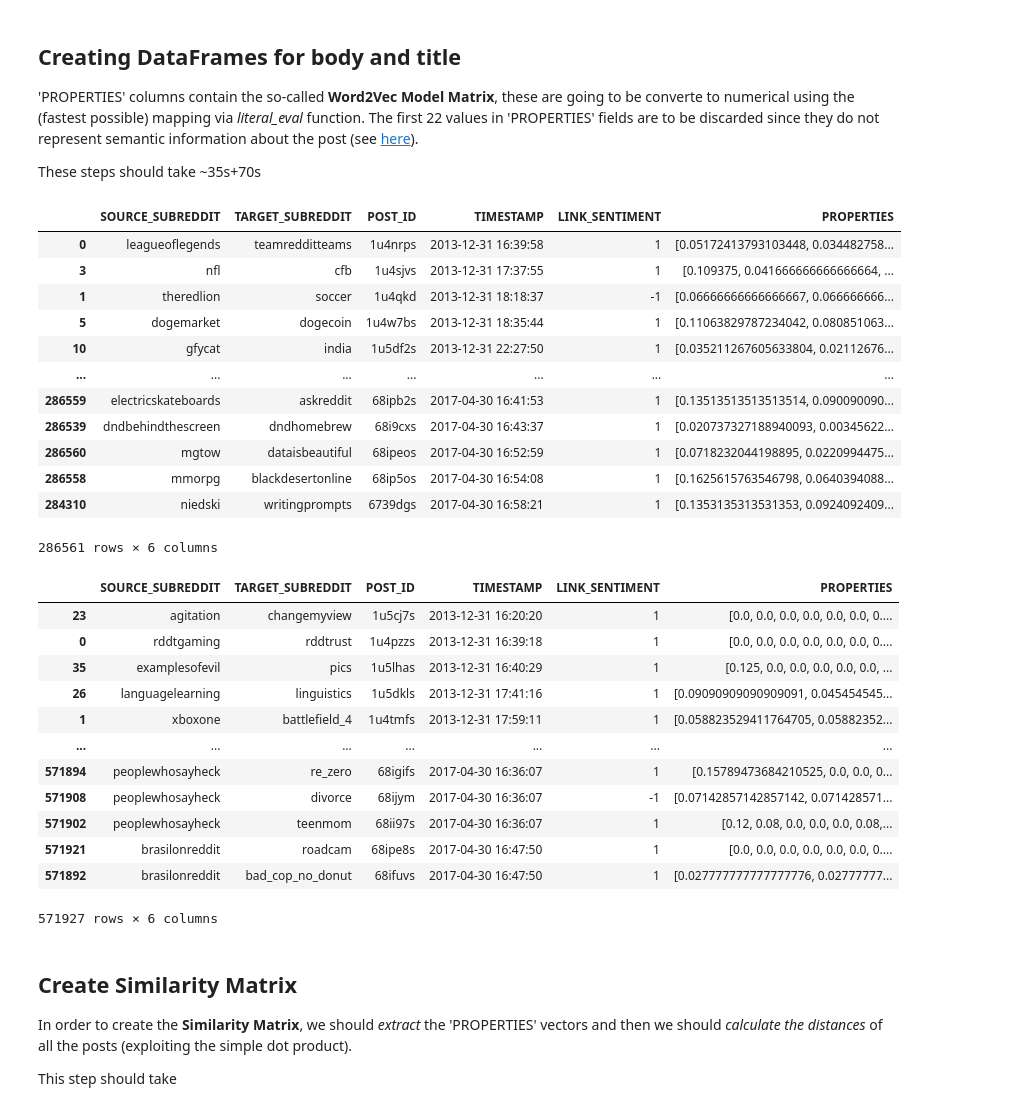
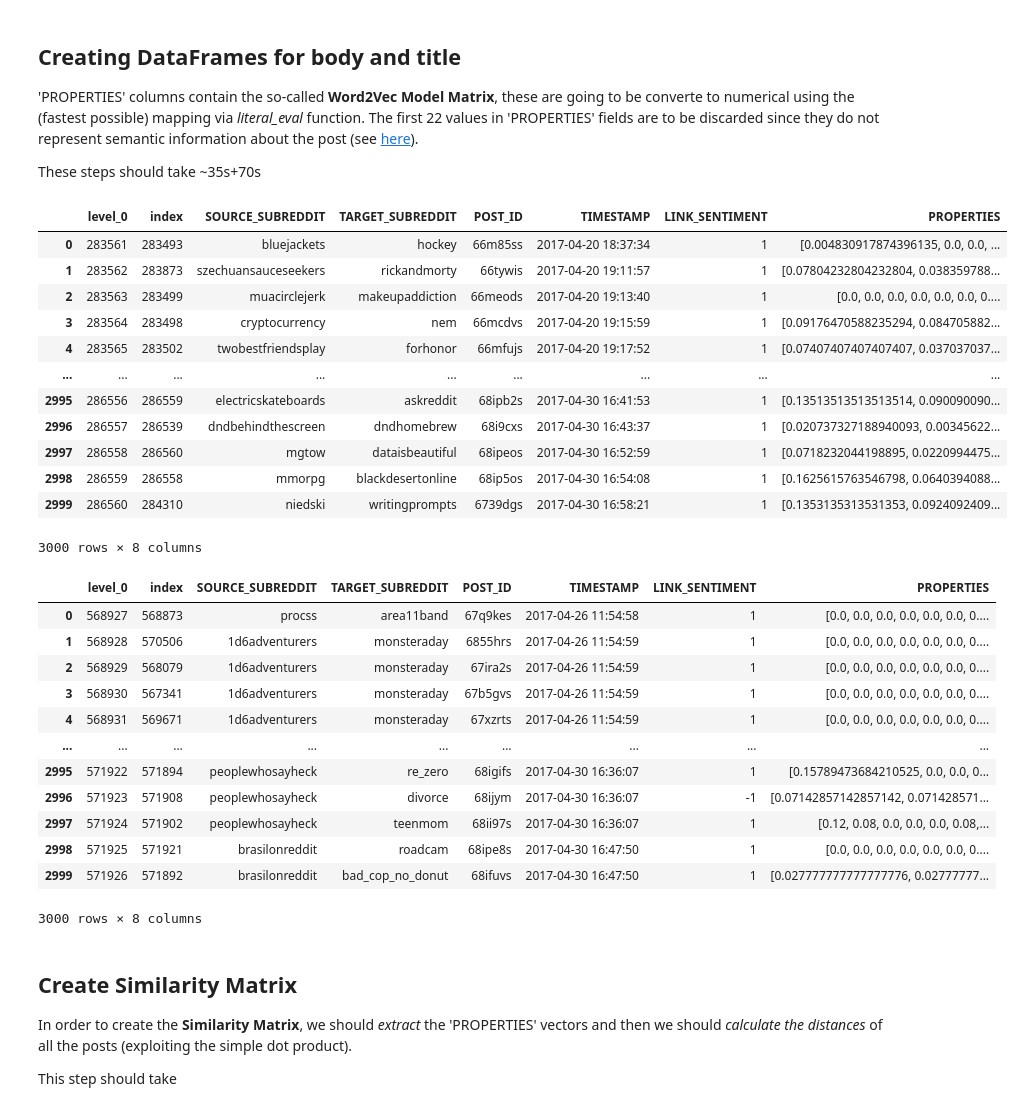
Before and after one commit to relogu/cn_project, a Jupyter notebook: notebooks/graph_init.ipynb, the cells around one changed output. Saved outputs shown, nothing was run; the diff lists cells and outputs as text; code cells hidden in the pictures.

```diff
--- a/notebooks/graph_init.ipynb
+++ b/notebooks/graph_init.ipynb
@@ -20,43 +20,45 @@ These steps should take ~35s+70s
 # %%
 body_df = pd.read_csv(PATH_TO_DATA/'soc-redditHyperlinks-body.tsv', sep='\t', converters={'PROPERTIES': literal_eval})
 body_df['TIMESTAMP'] = pd.to_datetime(body_df.TIMESTAMP)
 body_df['PROPERTIES'] = body_df['PROPERTIES'].map(lambda x : np.array(x)[22:])
-body_df = body_df.sort_values(by='TIMESTAMP')
+body_df = body_df.sort_values(by='TIMESTAMP').reset_index()
+body_df = body_df[-3000:].reset_index()
 body_df
 # %% [output]
-|  | SOURCE_SUBREDDIT | TARGET_SUBREDDIT | POST_ID | TIMESTAMP | LINK_SENTIMENT | PROPERTIES |
-| 0 | leagueoflegends | teamredditteams | 1u4nrps | 2013-12-31 16:39:58 | 1 | [0.05172413793103448, 0.034482758... |
-| 3 | nfl | cfb | 1u4sjvs | 2013-12-31 17:37:55 | 1 | [0.109375, 0.041666666666666664, ... |
-| 1 | theredlion | soccer | 1u4qkd | 2013-12-31 18:18:37 | -1 | [0.06666666666666667, 0.066666666... |
-| 5 | dogemarket | dogecoin | 1u4w7bs | 2013-12-31 18:35:44 | 1 | [0.11063829787234042, 0.080851063... |
-| 10 | gfycat | india | 1u5df2s | 2013-12-31 22:27:50 | 1 | [0.035211267605633804, 0.02112676... |
-| ... | ... | ... | ... | ... | ... | ... |
-| 286559 | electricskateboards | askreddit | 68ipb2s | 2017-04-30 16:41:53 | 1 | [0.13513513513513514, 0.090090090... |
-| 286539 | dndbehindthescreen | dndhomebrew | 68i9cxs | 2017-04-30 16:43:37 | 1 | [0.020737327188940093, 0.00345622... |
-| 286560 | mgtow | dataisbeautiful | 68ipeos | 2017-04-30 16:52:59 | 1 | [0.0718232044198895, 0.0220994475... |
-| 286558 | mmorpg | blackdesertonline | 68ip5os | 2017-04-30 16:54:08 | 1 | [0.1625615763546798, 0.0640394088... |
-| 284310 | niedski | writingprompts | 6739dgs | 2017-04-30 16:58:21 | 1 | [0.1353135313531353, 0.0924092409... |
+|  | level_0 | index | SOURCE_SUBREDDIT | TARGET_SUBREDDIT | POST_ID | TIMESTAMP | LINK_SENTIMENT | PROPERTIES |
+| 0 | 283561 | 283493 | bluejackets | hockey | 66m85ss | 2017-04-20 18:37:34 | 1 | [0.004830917874396135, 0.0, 0.0, ... |
+| 1 | 283562 | 283873 | szechuansauceseekers | rickandmorty | 66tywis | 2017-04-20 19:11:57 | 1 | [0.07804232804232804, 0.038359788... |
+| 2 | 283563 | 283499 | muacirclejerk | makeupaddiction | 66meods | 2017-04-20 19:13:40 | 1 | [0.0, 0.0, 0.0, 0.0, 0.0, 0.0, 0.... |
+| 3 | 283564 | 283498 | cryptocurrency | nem | 66mcdvs | 2017-04-20 19:15:59 | 1 | [0.09176470588235294, 0.084705882... |
+| 4 | 283565 | 283502 | twobestfriendsplay | forhonor | 66mfujs | 2017-04-20 19:17:52 | 1 | [0.07407407407407407, 0.037037037... |
+| ... | ... | ... | ... | ... | ... | ... | ... | ... |
+| 2995 | 286556 | 286559 | electricskateboards | askreddit | 68ipb2s | 2017-04-30 16:41:53 | 1 | [0.13513513513513514, 0.090090090... |
+| 2996 | 286557 | 286539 | dndbehindthescreen | dndhomebrew | 68i9cxs | 2017-04-30 16:43:37 | 1 | [0.020737327188940093, 0.00345622... |
+| 2997 | 286558 | 286560 | mgtow | dataisbeautiful | 68ipeos | 2017-04-30 16:52:59 | 1 | [0.0718232044198895, 0.0220994475... |
+| 2998 | 286559 | 286558 | mmorpg | blackdesertonline | 68ip5os | 2017-04-30 16:54:08 | 1 | [0.1625615763546798, 0.0640394088... |
+| 2999 | 286560 | 284310 | niedski | writingprompts | 6739dgs | 2017-04-30 16:58:21 | 1 | [0.1353135313531353, 0.0924092409... |
-286561 rows × 6 columns
+3000 rows × 8 columns
 # %%
 title_df = pd.read_csv(PATH_TO_DATA/'soc-redditHyperlinks-title.tsv', sep='\t', converters={'PROPERTIES': literal_eval})
 title_df['TIMESTAMP'] = pd.to_datetime(title_df.TIMESTAMP)
 title_df['PROPERTIES'] = title_df['PROPERTIES'].map(lambda x : np.array(x)[22:])
-title_df = title_df.sort_values(by='TIMESTAMP')
+title_df = title_df.sort_values(by='TIMESTAMP').reset_index()
+title_df = title_df[-3000:].reset_index()
 title_df
 # %% [output]
-|  | SOURCE_SUBREDDIT | TARGET_SUBREDDIT | POST_ID | TIMESTAMP | LINK_SENTIMENT | PROPERTIES |
-| 23 | agitation | changemyview | 1u5cj7s | 2013-12-31 16:20:20 | 1 | [0.0, 0.0, 0.0, 0.0, 0.0, 0.0, 0.... |
-| 0 | rddtgaming | rddtrust | 1u4pzzs | 2013-12-31 16:39:18 | 1 | [0.0, 0.0, 0.0, 0.0, 0.0, 0.0, 0.... |
-| 35 | examplesofevil | pics | 1u5lhas | 2013-12-31 16:40:29 | 1 | [0.125, 0.0, 0.0, 0.0, 0.0, 0.0, ... |
-| 26 | languagelearning | linguistics | 1u5dkls | 2013-12-31 17:41:16 | 1 | [0.09090909090909091, 0.045454545... |
-| 1 | xboxone | battlefield_4 | 1u4tmfs | 2013-12-31 17:59:11 | 1 | [0.058823529411764705, 0.05882352... |
-| ... | ... | ... | ... | ... | ... | ... |
-| 571894 | peoplewhosayheck | re_zero | 68igifs | 2017-04-30 16:36:07 | 1 | [0.15789473684210525, 0.0, 0.0, 0... |
-| 571908 | peoplewhosayheck | divorce | 68ijym | 2017-04-30 16:36:07 | -1 | [0.07142857142857142, 0.071428571... |
-| 571902 | peoplewhosayheck | teenmom | 68ii97s | 2017-04-30 16:36:07 | 1 | [0.12, 0.08, 0.0, 0.0, 0.0, 0.08,... |
-| 571921 | brasilonreddit | roadcam | 68ipe8s | 2017-04-30 16:47:50 | 1 | [0.0, 0.0, 0.0, 0.0, 0.0, 0.0, 0.... |
-| 571892 | brasilonreddit | bad_cop_no_donut | 68ifuvs | 2017-04-30 16:47:50 | 1 | [0.027777777777777776, 0.02777777... |
+|  | level_0 | index | SOURCE_SUBREDDIT | TARGET_SUBREDDIT | POST_ID | TIMESTAMP | LINK_SENTIMENT | PROPERTIES |
+| 0 | 568927 | 568873 | procss | area11band | 67q9kes | 2017-04-26 11:54:58 | 1 | [0.0, 0.0, 0.0, 0.0, 0.0, 0.0, 0.... |
+| 1 | 568928 | 570506 | 1d6adventurers | monsteraday | 6855hrs | 2017-04-26 11:54:59 | 1 | [0.0, 0.0, 0.0, 0.0, 0.0, 0.0, 0.... |
+| 2 | 568929 | 568079 | 1d6adventurers | monsteraday | 67ira2s | 2017-04-26 11:54:59 | 1 | [0.0, 0.0, 0.0, 0.0, 0.0, 0.0, 0.... |
+| 3 | 568930 | 567341 | 1d6adventurers | monsteraday | 67b5gvs | 2017-04-26 11:54:59 | 1 | [0.0, 0.0, 0.0, 0.0, 0.0, 0.0, 0.... |
+| 4 | 568931 | 569671 | 1d6adventurers | monsteraday | 67xzrts | 2017-04-26 11:54:59 | 1 | [0.0, 0.0, 0.0, 0.0, 0.0, 0.0, 0.... |
+| ... | ... | ... | ... | ... | ... | ... | ... | ... |
+| 2995 | 571922 | 571894 | peoplewhosayheck | re_zero | 68igifs | 2017-04-30 16:36:07 | 1 | [0.15789473684210525, 0.0, 0.0, 0... |
+| 2996 | 571923 | 571908 | peoplewhosayheck | divorce | 68ijym | 2017-04-30 16:36:07 | -1 | [0.07142857142857142, 0.071428571... |
+| 2997 | 571924 | 571902 | peoplewhosayheck | teenmom | 68ii97s | 2017-04-30 16:36:07 | 1 | [0.12, 0.08, 0.0, 0.0, 0.0, 0.08,... |
+| 2998 | 571925 | 571921 | brasilonreddit | roadcam | 68ipe8s | 2017-04-30 16:47:50 | 1 | [0.0, 0.0, 0.0, 0.0, 0.0, 0.0, 0.... |
+| 2999 | 571926 | 571892 | brasilonreddit | bad_cop_no_donut | 68ifuvs | 2017-04-30 16:47:50 | 1 | [0.027777777777777776, 0.02777777... |
-571927 rows × 6 columns
+3000 rows × 8 columns
 # %% [markdown]
 ## Create Similarity Matrix
 
```
Also changed, not shown: parts of 12 cells of this notebook.
